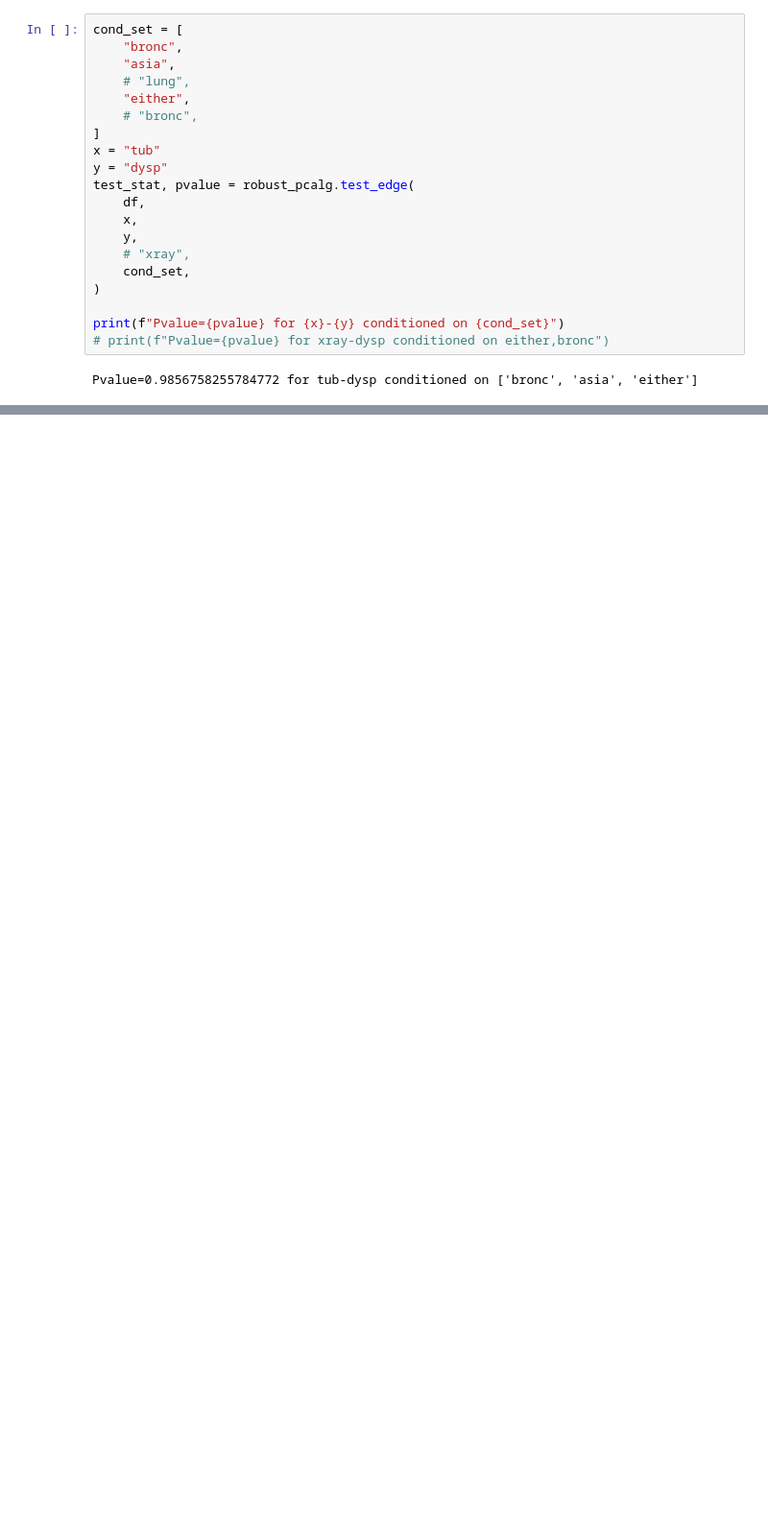
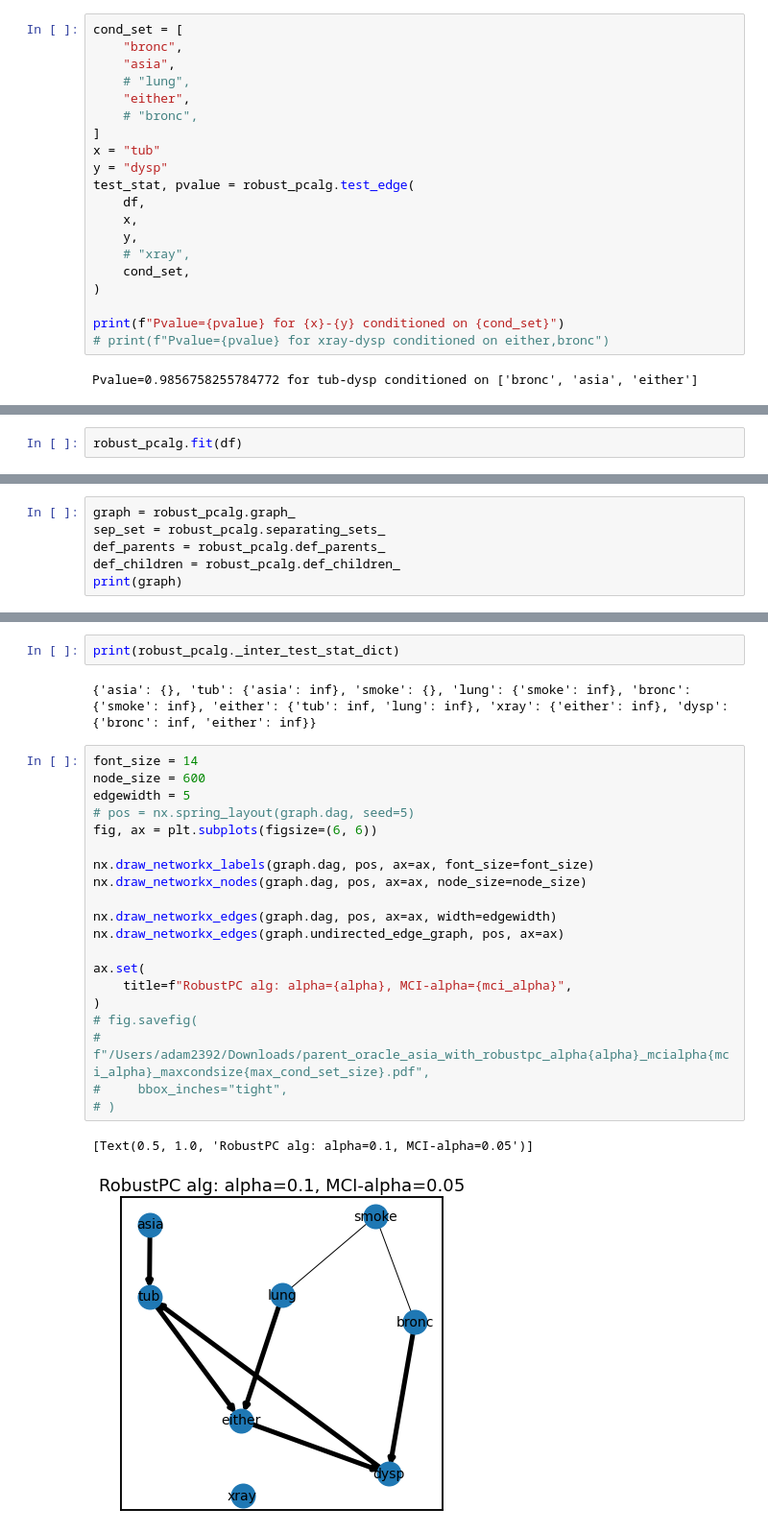
Before and after one commit to adam2392/causal-networkx, a Jupyter notebook: experiments/pc_with_pcmci_idea.ipynb, the cells around one changed output, grey strips where cells are left out. Shown at 96% size. Cells and saved outputs as stored; diff of their text form; blank space fills up the shorter version.

```diff
--- a/experiments/pc_with_pcmci_idea.ipynb
+++ b/experiments/pc_with_pcmci_idea.ipynb
@@ -446,0 +468,2 @@ Pvalue=0.9856758255784772 for tub-dysp conditioned on ['bronc', 'asia', 'either'
+# %%
+robust_pcalg.fit(df)
@@ -446,0 +488,6 @@ Pvalue=0.9856758255784772 for tub-dysp conditioned on ['bronc', 'asia', 'either'
+# %%
+graph = robust_pcalg.graph_
+sep_set = robust_pcalg.separating_sets_
+def_parents = robust_pcalg.def_parents_
+def_children = robust_pcalg.def_children_
+print(graph)
@@ -446,0 +500,27 @@ Pvalue=0.9856758255784772 for tub-dysp conditioned on ['bronc', 'asia', 'either'
+# %%
+print(robust_pcalg._inter_test_stat_dict)
+# %% [output]
+{'asia': {}, 'tub': {'asia': inf}, 'smoke': {}, 'lung': {'smoke': inf}, 'bronc': {'smoke': inf}, 'either': {'tub': inf, 'lung': inf}, 'xray': {'either': inf}, 'dysp': {'bronc': inf, 'either': inf}}
+# %%
+font_size = 14
+node_size = 600
+edgewidth = 5
+# pos = nx.spring_layout(graph.dag, seed=5)
+fig, ax = plt.subplots(figsize=(6, 6))
+
+nx.draw_networkx_labels(graph.dag, pos, ax=ax, font_size=font_size)
+nx.draw_networkx_nodes(graph.dag, pos, ax=ax, node_size=node_size)
+
+nx.draw_networkx_edges(graph.dag, pos, ax=ax, width=edgewidth)
+nx.draw_networkx_edges(graph.undirected_edge_graph, pos, ax=ax)
+
+ax.set(
+    title=f"RobustPC alg: alpha={alpha}, MCI-alpha={mci_alpha}",
+)
+# fig.savefig(
+#     f"/Users/adam2392/Downloads/parent_oracle_asia_with_robustpc_alpha{alpha}_mcialpha{mci_alpha}_maxcondsize{max_cond_set_size}.pdf",
+#     bbox_inches="tight",
+# )
+# %% [output]
+[Text(0.5, 1.0, 'RobustPC alg: alpha=0.1, MCI-alpha=0.05')]
+[figure, added]
```
Also changed, not shown: parts of 15 cells of this notebook, 16 other files.
